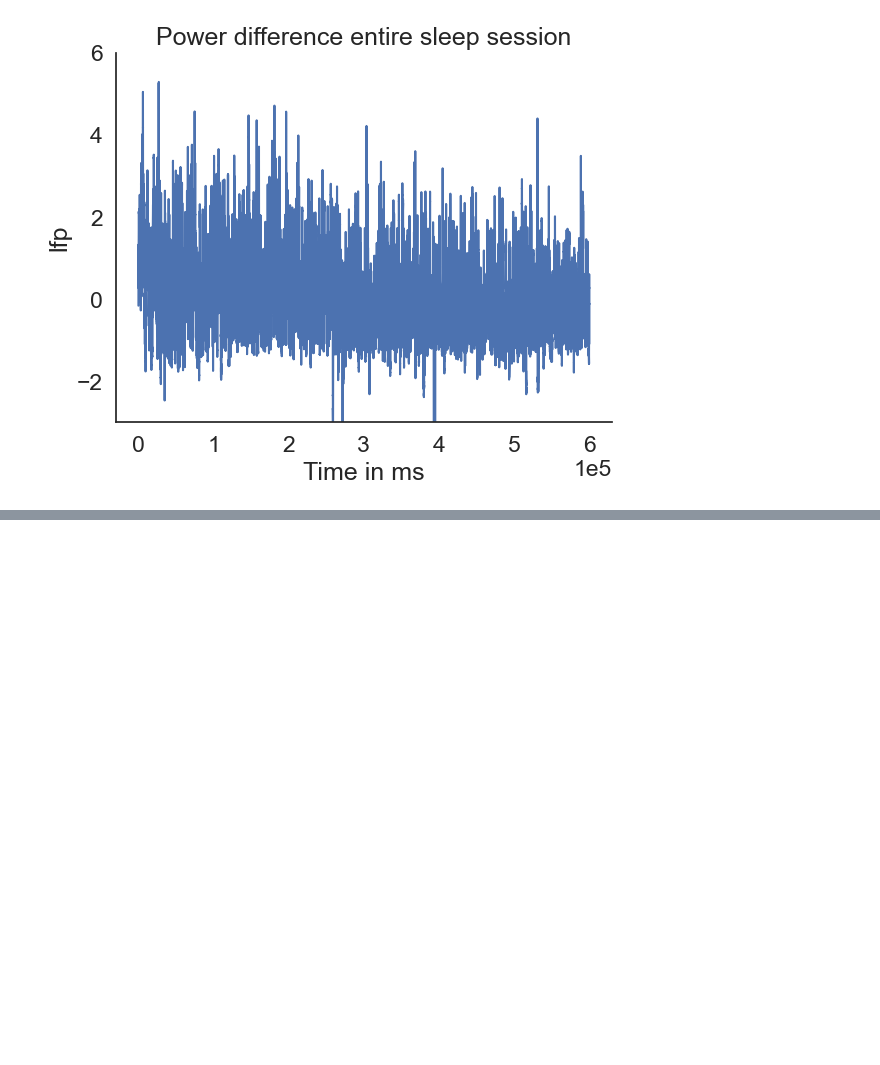
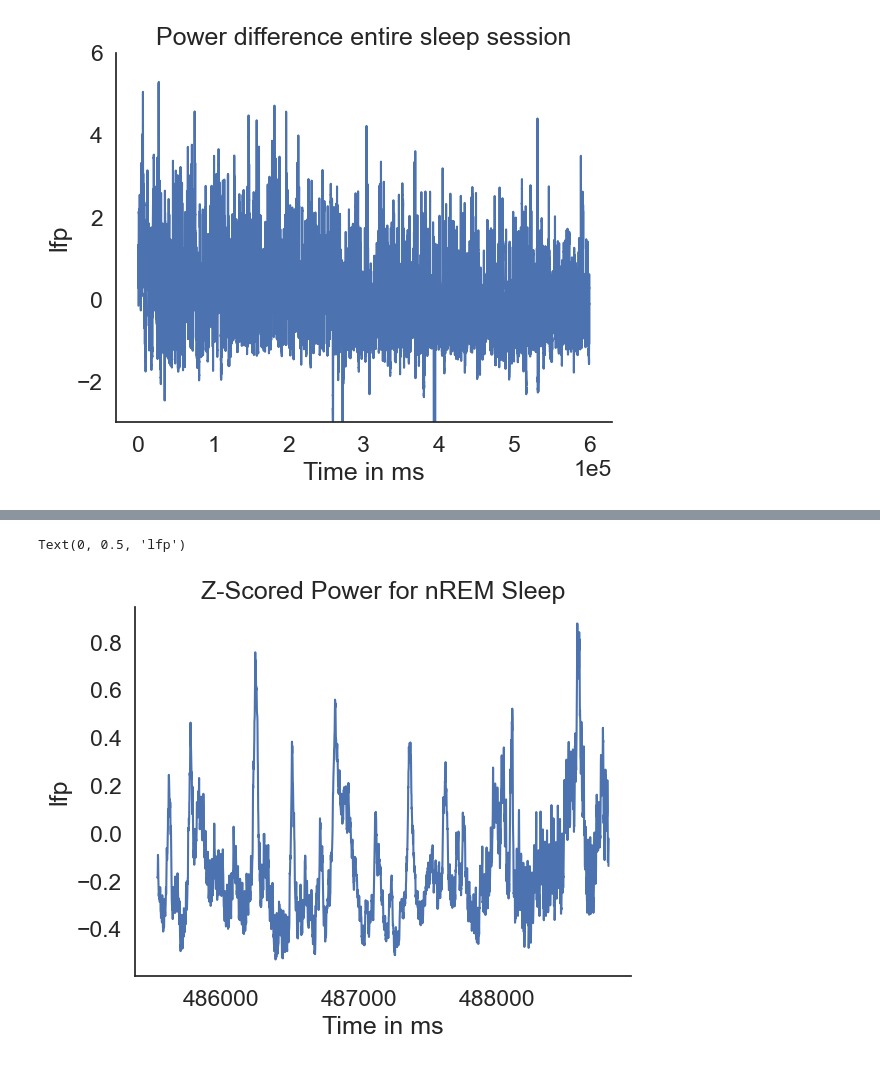
Before and after one commit to YorisM/Neural-Analysis, a Jupyter notebook: neural-data-master/01-local_field_potential/exercises.ipynb, the cells around one changed output, grey strips where cells are left out. Drawn from its saved outputs; the diff is of its cells as text; code cells hidden in the pictures; blank space fills up the shorter version.

```diff
--- a/neural-data-master/01-local_field_potential/exercises.ipynb
+++ b/neural-data-master/01-local_field_potential/exercises.ipynb
@@ -225,0 +291,10 @@ nREM = np.where(diff > 0.2, 1, 0)
+# %%
+x_nREM = np.arange(485538, 488806)
+plt.plot(x_nREM, zscored_ripple_power[485538:488806])
+#plt.plot(x_nREM, zscored_lfp[485538:488806])
+plt.title("Z-Scored Power for nREM Sleep")
+plt.xlabel("Time in ms")
+plt.ylabel("lfp")
+# %% [output]
+Text(0, 0.5, 'lfp')
+[figure, added]
```
Also changed, not shown: parts of 11 cells of this notebook.
